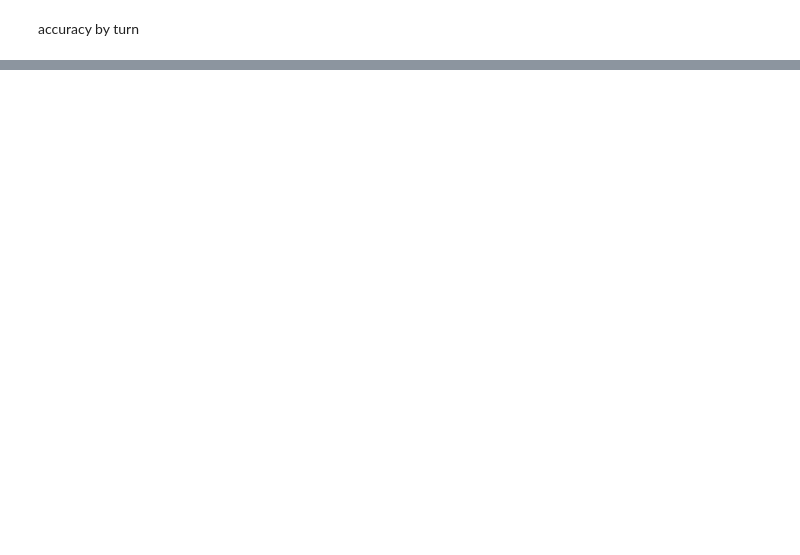
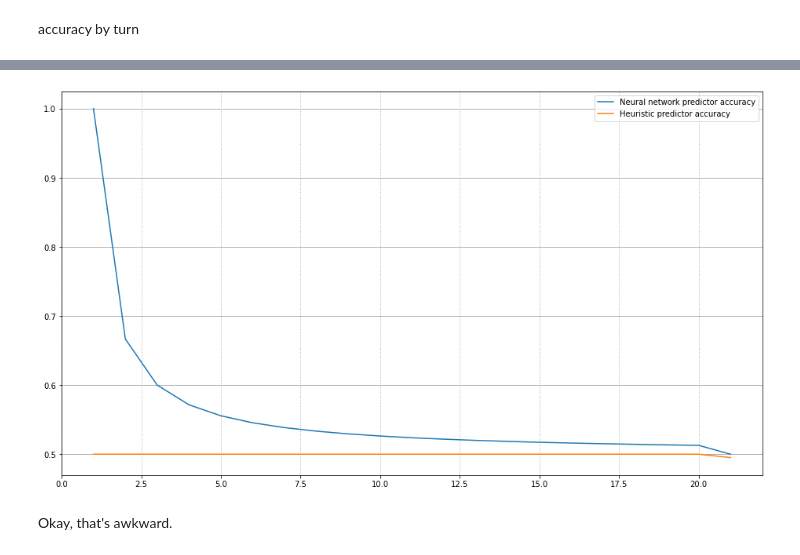
Before and after one commit to 11BelowStudio/ce811, a Jupyter notebook: resistance_framework/bots/rl18730/game_record_nn_trainer.ipynb, the cells around one changed output, grey strips where cells are left out. Cells and saved outputs as stored; diff of their text form; code cells hidden in the pictures; blank space fills up the shorter version.

```diff
--- a/resistance_framework/bots/rl18730/game_record_nn_trainer.ipynb
+++ b/resistance_framework/bots/rl18730/game_record_nn_trainer.ipynb
@@ -873,22 +885,27 @@ print(tf.range(total_turns),guess_accuracy_by_turn)
 # %%
 fig_model_vs_guesswork = plt.figure(
     num="Accuracy of the neural network predictor vs the heuristic predictor on unseen data, per turn",
     figsize=[16,9]
 )
 ax_mvg = fig_model_vs_guesswork.add_subplot()
 ax_mvg.plot(
     tf.range(1,1+len(model_accuracy_by_turn)),model_accuracy_by_turn,
     label="Neural network predictor accuracy"
 )
 ax_mvg.plot(
     tf.range(1,1+len(guess_accuracy_by_turn)),guess_accuracy_by_turn,
     label="Heuristic predictor accuracy"
 )
 ax_mvg.legend()
 ax_mvg.grid(which="major",axis="y", linestyle='-', linewidth=1)
 ax_mvg.grid(which="minor",axis="y", linestyle='dotted', linewidth=1)
 ax_mvg.grid(which="major",axis="x", linestyle='dotted', linewidth=1)
+ax_mvg.grid(which="minor",axis="x", linestyle='dotted', linewidth=1)
 fig_model_vs_guesswork.show()
+# %% [output]
+[figure, added]
+# %% [markdown]
+Okay, that's awkward.
 # %%
 
 the_model.save("rl18730_nn.h5")
```
Also changed, not shown: parts of 11 cells of this notebook, 7 other files.
